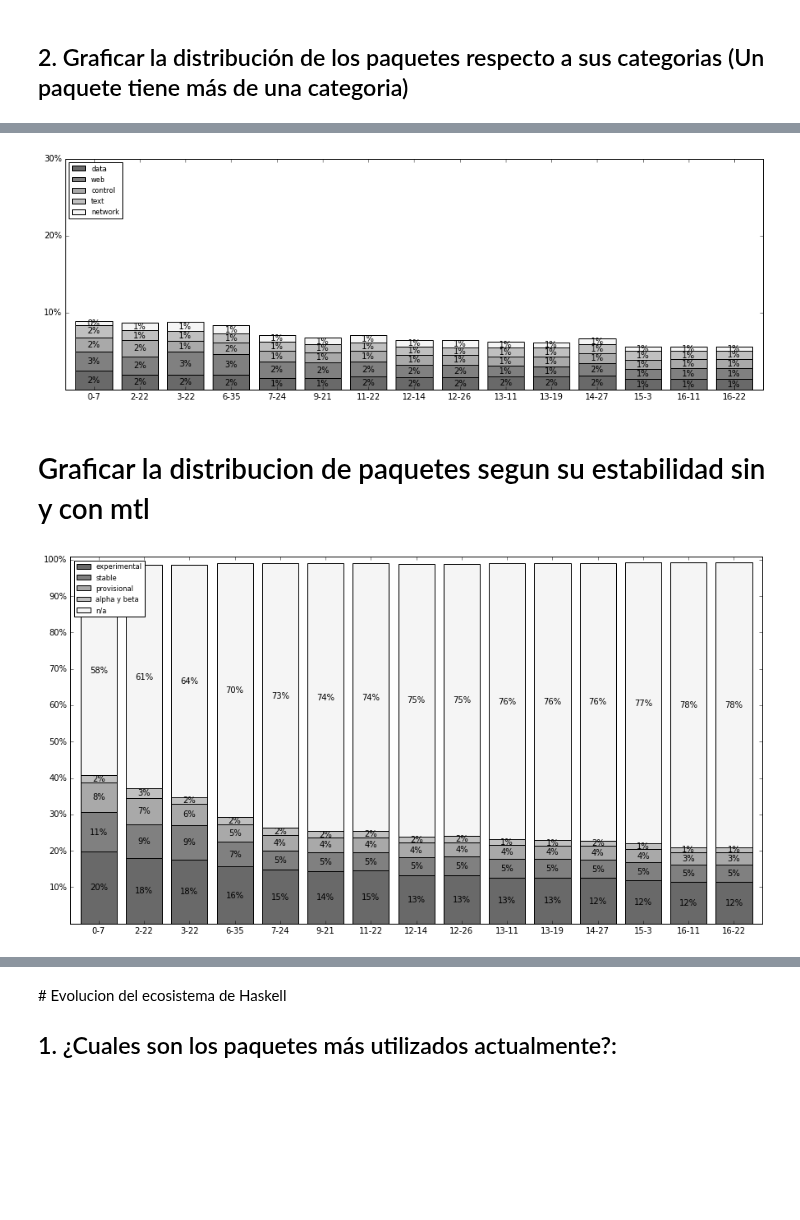
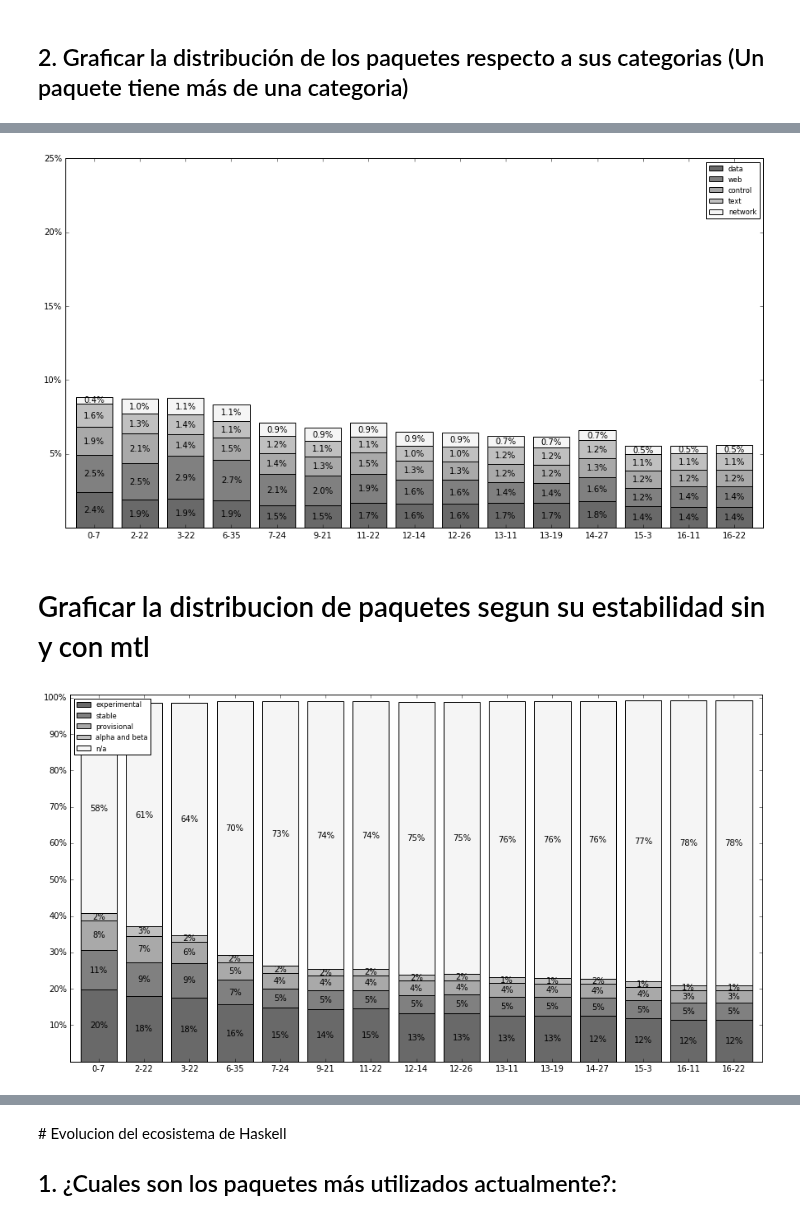
Before and after one commit to pragmaticslaboratory/stackage-evolution, a Jupyter notebook: notebooks/answers.ipynb, the cells around one changed output, grey strips where cells are left out. Saved outputs shown, nothing was run; the diff lists cells and outputs as text; code cells hidden in the pictures; blank space fills up the shorter version.

```diff
--- a/notebooks/answers.ipynb
+++ b/notebooks/answers.ipynb
@@ -230,33 +234,33 @@ data['others'] = per_others
 count_pkgs['others'] = others
 # %%
 import operator
-fig, ax = plt.subplots(figsize=(12,5))
+fig, ax = plt.subplots(figsize=(12,8))
 ax.margins(0.015)
 plt.subplots_adjust(right=1.1)
 
 bar1 = ax.bar(x=lts_list, height=data['data'], width=0.8, color='dimgrey', align='center', label='data')
 bar2 = ax.bar(x=index, height=data['web'], width=0.8, bottom=data['data'], color='grey', label='web')
 bar3 = ax.bar(x=index, height=data['control'], width=0.8, bottom=list(map(operator.add, data['data'], data['web'])), color='darkgrey', label='control')
 bar4 = ax.bar(x=index, height=data['text'], width=0.8, bottom=list(map(operator.add, list(map(operator.add, data['data'], data['web'])), data['control'])), color='silver', label='text')
 bar5 = ax.bar(x=index, height=data['network'], width=0.8, bottom=list(map(operator.add, list(map(operator.add, list(map(operator.add, data['data'], data['web'])), data['control'])), data['text'])), color='whitesmoke', label='network')
 #bar6 = ax.bar(x=index, height=data['others'], width=0.8, bottom=list(map(operator.add, list(map(operator.add, list(map(operator.add, list(map(operator.add, data['data'], data['web'])), data['control'])), data['text'])), data['network'])), color='whitesmoke', label='others')
 
 
-ax.bar_label(bar1, labels=list(map(lambda per: f"{round(per)}%", data['data'])), label_type='center')
-ax.bar_label(bar2, labels=list(map(lambda per: f"{round(per)}%", data['web'])), label_type='center')
-ax.bar_label(bar3, labels=list(map(lambda per: f"{round(per)}%", data['control'])), label_type='center')
-ax.bar_label(bar4, labels=list(map(lambda per: f"{round(per)}%", data['text'])), label_type='center')
-ax.bar_label(bar5, labels=list(map(lambda per: f"{round(per)}%", data['network'])), label_type='center')
+ax.bar_label(bar1, labels=list(map(lambda per: f"{round(per,1)}%", data['data'])), label_type='center')
+ax.bar_label(bar2, labels=list(map(lambda per: f"{round(per,1)}%", data['web'])), label_type='center')
+ax.bar_label(bar3, labels=list(map(lambda per: f"{round(per,1)}%", data['control'])), label_type='center')
+ax.bar_label(bar4, labels=list(map(lambda per: f"{round(per,1)}%", data['text'])), label_type='center')
+ax.bar_label(bar5, labels=list(map(lambda per: f"{round(per,1)}%", data['network'])), label_type='center')
 #ax.bar_label(bar6, labels=list(map(lambda per: f"{round(per)}%", data['others'])), label_type='center')
 
 
-ax.legend(loc='upper left', fontsize='small', bbox_to_anchor=(0, 1))
-ax.set_yticks([10, 20, 30])
-ax.set_yticklabels(['10%', '20%', '30%'])
+ax.legend(loc='upper right', fontsize='small')
+ax.set_yticks([5,10, 15, 20, 25])
+ax.set_yticklabels(['5%','10%', '15%','20%', '25%'])
 
 plt.show()
 # %% [output]
-[figure, old version]
+[figure, new version]
 # %% [markdown]
 # Graficar la distribucion de paquetes segun su estabilidad sin y con mtl
 # %%
@@ -311,7 +315,7 @@ for i, (colname, color) in enumerate(stabilities):
 bar1 = ax.bar(x=lts_list, height=data['experimental'], width=0.8, color='dimgrey', align='center', label='experimental')
 bar2 = ax.bar(x=index, height=data['stable'], width=0.8, bottom=data['experimental'], color='grey', label='stable')
 bar3 = ax.bar(x=index, height=data['provisional'], width=0.8, bottom=list(map(operator.add, data['experimental'], data['stable'])), color='darkgrey', label='provisional')
-bar4 = ax.bar(x=index, height=data['alpha'], width=0.8, bottom=list(map(operator.add, list(map(operator.add, data['experimental'], data['stable'])), data['provisional'])), color='silver', label='alpha y beta')
+bar4 = ax.bar(x=index, height=data['alpha'], width=0.8, bottom=list(map(operator.add, list(map(operator.add, data['experimental'], data['stable'])), data['provisional'])), color='silver', label='alpha and beta')
 bar5 = ax.bar(x=index, height=data[''], width=0.8, bottom=list(map(operator.add, list(map(operator.add, list(map(operator.add, data['experimental'], data['stable'])), data['provisional'])), data['alpha'])), color='whitesmoke', label='n/a')
 #bar6 = ax.bar(x=index, height=data[''], width=0.8, bottom=list(map(operator.add, list(map(operator.add, list(map(operator.add, list(map(operator.add, data['experimental'], data['stable'])), data['provisional'])), data['alpha'])), data['beta'])), color='whitesmoke', label='n/a')
 #bar7 = ax.bar(x=index, height=data[''], width=0.8, bottom=list(map(operator.add,list(map(operator.add, list(map(operator.add, list(map(operator.add, list(map(operator.add, data[''], data['experimental'])), data['stable'])), data['provisional'])), data['alpha'])), data['beta'])), color='whitesmoke', label='others')
@@ -329,4 +333,4 @@ ax.set_yticks([10, 20, 30, 40, 50, 60, 70, 80, 90, 100])
 ax.set_yticklabels(['10%', '20%', '30%', '40%', '50%', '60%', '70%', '80%', '90%', '100%'])
 plt.show()
 # %% [output]
-[figure, old version]
+[figure, new version]
```
Also changed, not shown: parts of 4 cells of this notebook.
